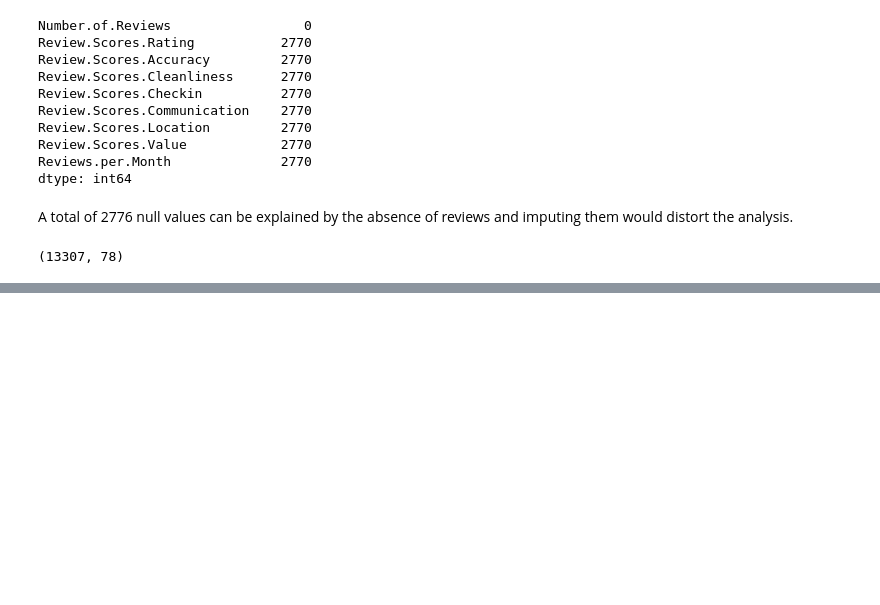
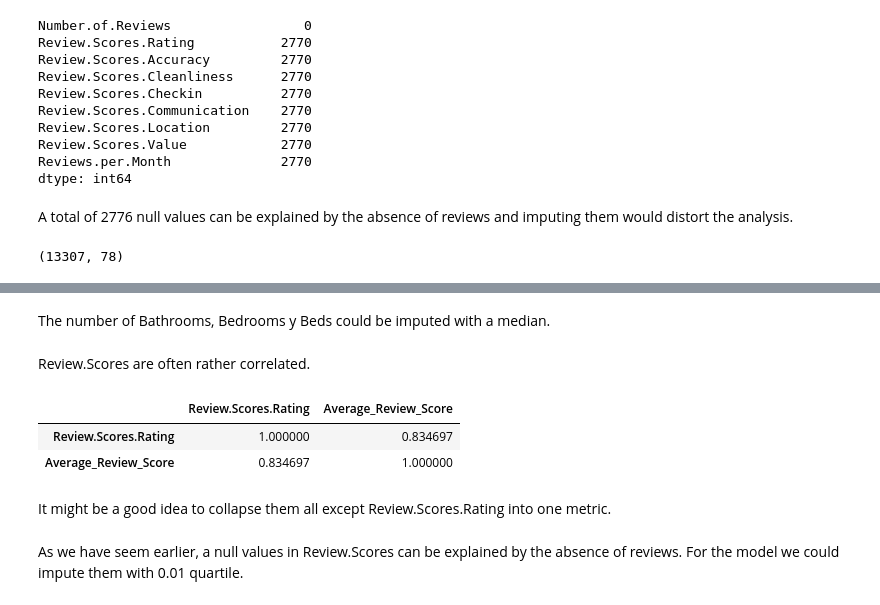
Before and after one commit to ekaterinaleks/preparation_for_final_project, a Jupyter notebook: eda_with_python.ipynb, the cells around one changed output, grey strips where cells are left out. Cells and saved outputs as stored; diff of their text form; code cells hidden in the pictures; blank space fills up the shorter version.

```diff
--- a/eda_with_python.ipynb
+++ b/eda_with_python.ipynb
@@ -748,0 +787,20 @@ df_listings.to_csv('airbnb_ready.csv', sep=";")
+# %%
+df_listings.drop('Zipcode', axis=1, inplace=True)
+# %% [markdown]
+The number of Bathrooms, Bedrooms y Beds could be imputed with a median.
+# %%
+df_listings.Bathrooms.fillna(df_listings['Bathrooms'].median(), inplace=True)
+# %%
+df_listings.Bedrooms.fillna(df_listings['Bedrooms'].median(), inplace=True)
+# %%
+df_listings.Beds.fillna(df_listings['Beds'].median(), inplace=True)
+# %% [markdown]
+Review.Scores are often rather correlated.
+# %%
+df_listings.filter(like='Score').corr()
+# %% [output]
+|  | Review.Scores.Rating | Average_Review_Score |
+| Review.Scores.Rating | 1.000000 | 0.834697 |
+| Average_Review_Score | 0.834697 | 1.000000 |
+# %% [markdown]
+It might be a good idea to collapse them all except Review.Scores.Rating into one metric.
@@ -748,0 +811,2 @@ df_listings.to_csv('airbnb_ready.csv', sep=";")
+# %% [markdown]
+As we have seem earlier, a null values in Review.Scores can be explained by the absence of reviews. For the model we could impute them with 0.01 quartile.
```
Also changed, not shown: parts of 15 cells of this notebook, 1 other file.
